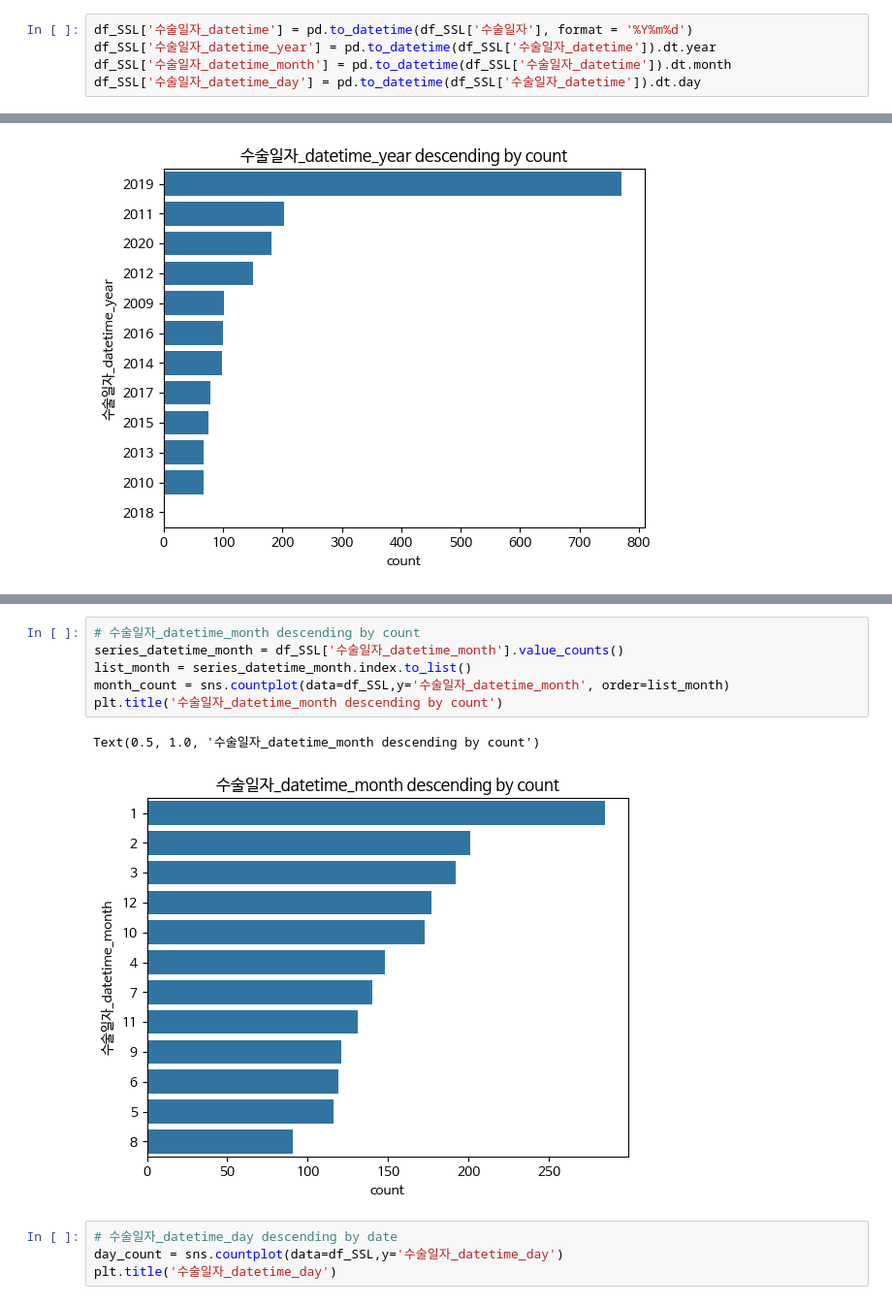
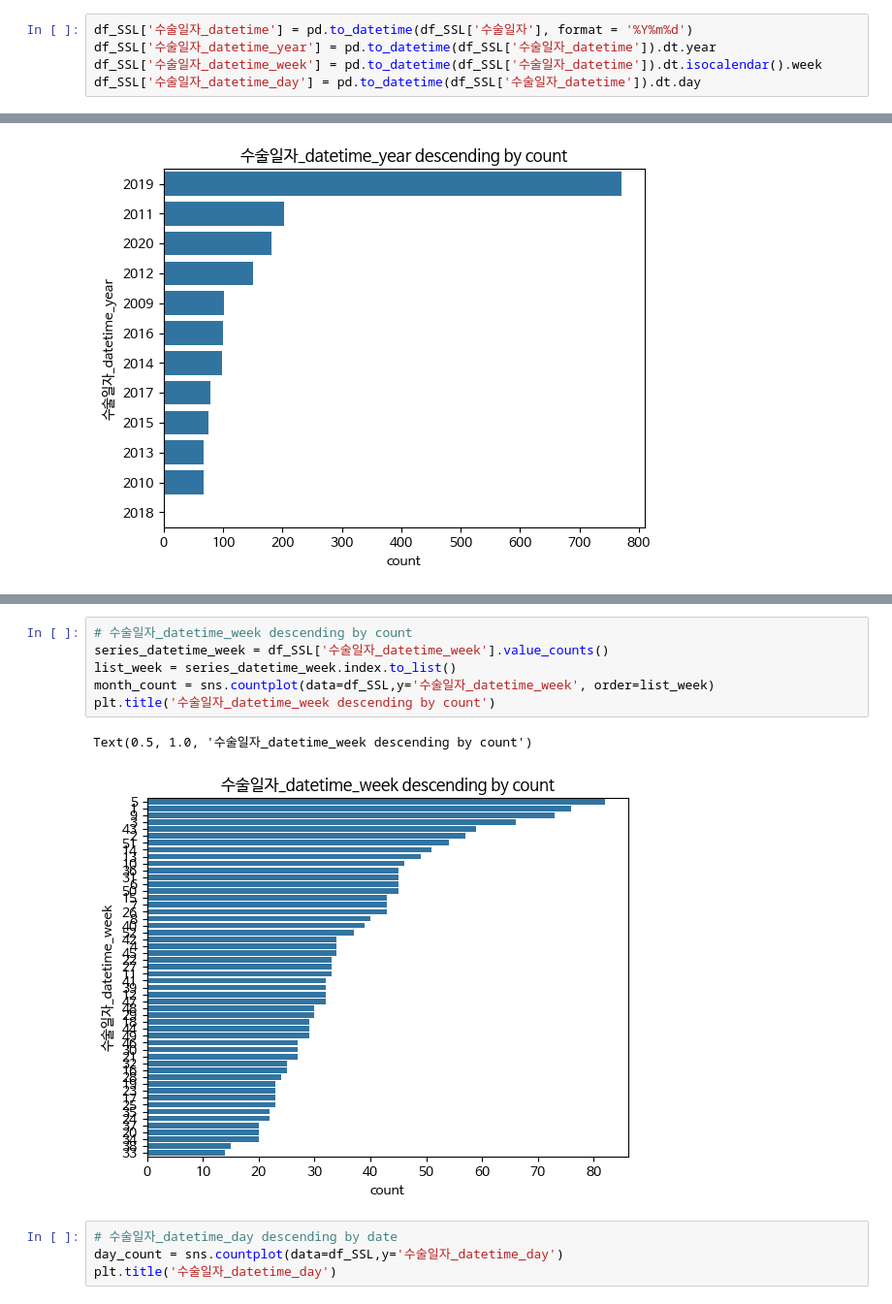
Before and after one commit to ohjisu320/study_data_analytics, a Jupyter notebook: docs/quests/DDA/SpineSurgeryList.ipynb, the cells around one changed output, grey strips where cells are left out. Shown at 97% size. Cells and saved outputs as stored; diff of their text form.

```diff
--- a/docs/quests/DDA/SpineSurgeryList.ipynb
+++ b/docs/quests/DDA/SpineSurgeryList.ipynb
@@ -160,7 +160,7 @@ Text(0.5, 1.0, '입원기간_datetime 별 환자ID')
 # %%
 df_SSL['수술일자_datetime'] = pd.to_datetime(df_SSL['수술일자'], format = '%Y%m%d')
 df_SSL['수술일자_datetime_year'] = pd.to_datetime(df_SSL['수술일자_datetime']).dt.year
-df_SSL['수술일자_datetime_month'] = pd.to_datetime(df_SSL['수술일자_datetime']).dt.month
+df_SSL['수술일자_datetime_week'] = pd.to_datetime(df_SSL['수술일자_datetime']).dt.isocalendar().week
 df_SSL['수술일자_datetime_day'] = pd.to_datetime(df_SSL['수술일자_datetime']).dt.day
 # %% [markdown]
 ##### 수술 일자를 시각화
@@ -190,12 +190,12 @@ Text(0.5, 1.0, '수술일자_datetime_month descending by date')
 # %%
-# 수술일자_datetime_month descending by count
-series_datetime_month = df_SSL['수술일자_datetime_month'].value_counts()
-list_month = series_datetime_month.index.to_list()
-month_count = sns.countplot(data=df_SSL,y='수술일자_datetime_month', order=list_month)
-plt.title('수술일자_datetime_month descending by count')
+# 수술일자_datetime_week descending by count
+series_datetime_week = df_SSL['수술일자_datetime_week'].value_counts()
+list_week = series_datetime_week.index.to_list()
+month_count = sns.countplot(data=df_SSL,y='수술일자_datetime_week', order=list_week)
+plt.title('수술일자_datetime_week descending by count')
 # %% [output]
-Text(0.5, 1.0, '수술일자_datetime_month descending by count')
+Text(0.5, 1.0, '수술일자_datetime_week descending by count')
-[figure, old version]
+[figure, new version]
 # %%
 # 수술일자_datetime_day descending by date
 day_count = sns.countplot(data=df_SSL,y='수술일자_datetime_day')
```
Also changed, not shown: parts of 2 cells of this notebook.
